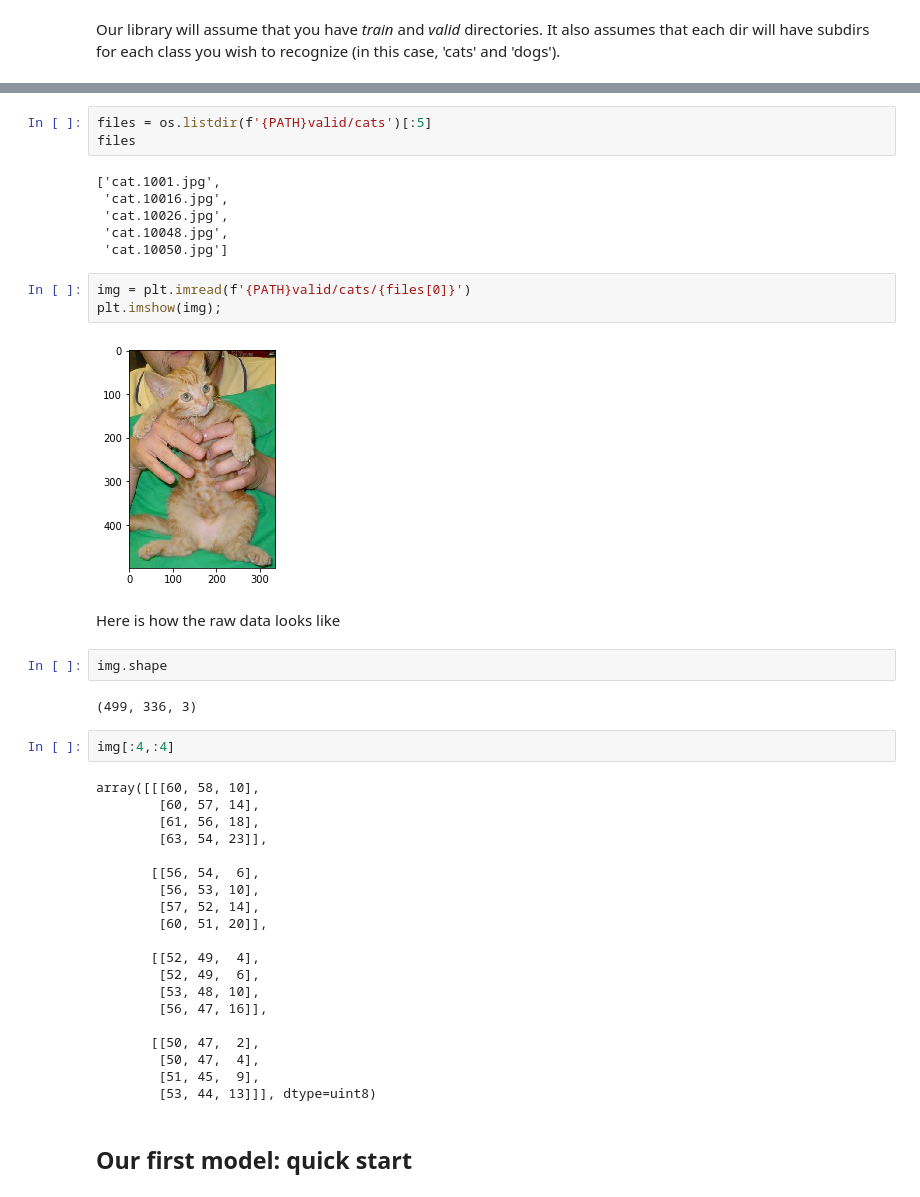
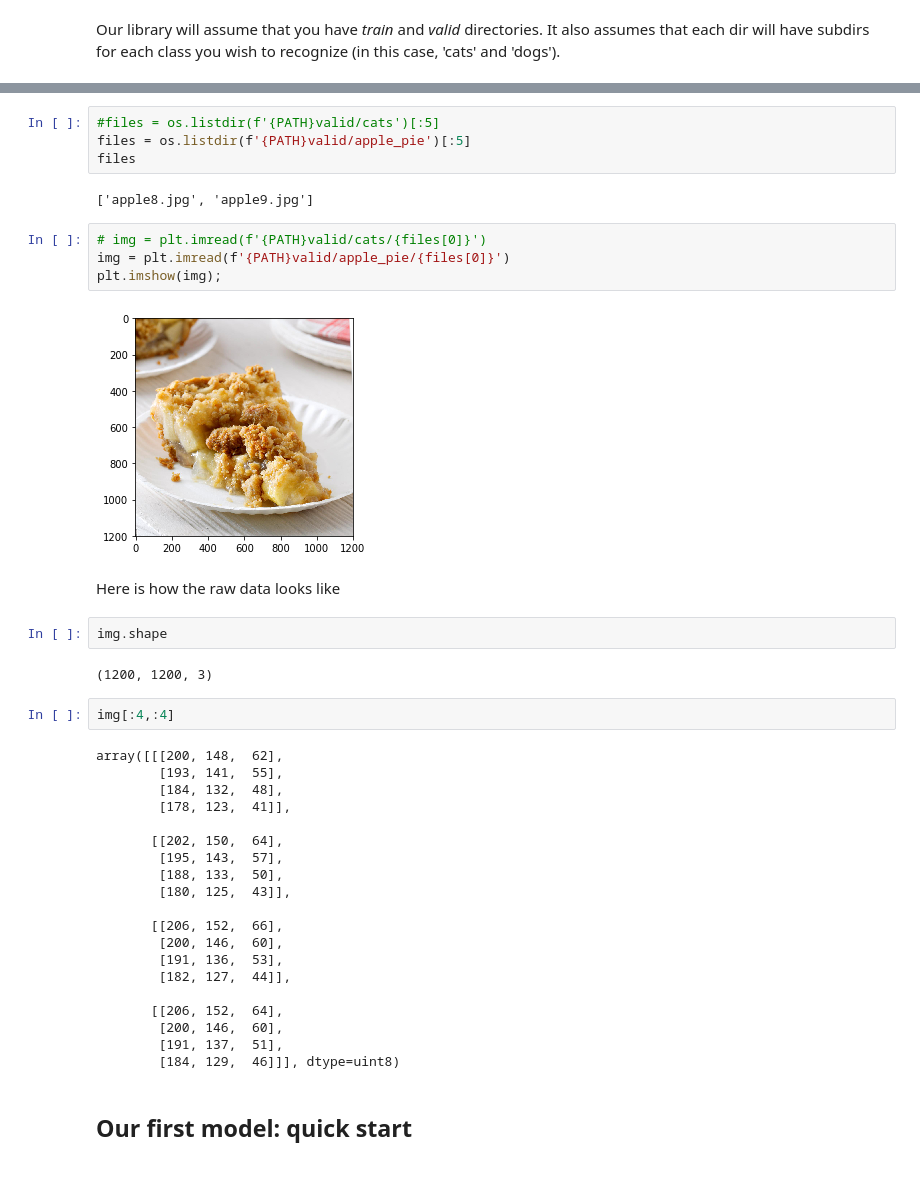
Before and after one commit to sofievanlandeghem/fastai, a Jupyter notebook: courses/dl1/lesson1_sofie.ipynb, the cells around one changed output, grey strips where cells are left out. Saved outputs shown, nothing was run; the diff lists cells and outputs as text.

```diff
--- a/courses/dl1/lesson1_sofie.ipynb
+++ b/courses/dl1/lesson1_sofie.ipynb
@@ -96,45 +98,43 @@ os.listdir(f'{PATH}valid')
 # %%
-files = os.listdir(f'{PATH}valid/cats')[:5]
+#files = os.listdir(f'{PATH}valid/cats')[:5]
+files = os.listdir(f'{PATH}valid/apple_pie')[:5]
 files
 # %% [output]
-['cat.1001.jpg',
- 'cat.10016.jpg',
- 'cat.10026.jpg',
- 'cat.10048.jpg',
- 'cat.10050.jpg']
+['apple8.jpg', 'apple9.jpg']
 # %%
-img = plt.imread(f'{PATH}valid/cats/{files[0]}')
+# img = plt.imread(f'{PATH}valid/cats/{files[0]}')
+img = plt.imread(f'{PATH}valid/apple_pie/{files[0]}')
 plt.imshow(img);
 # %% [output]
-[figure, old version]
+[figure, new version]
 # %% [markdown]
 Here is how the raw data looks like
 # %%
 img.shape
 # %% [output]
-(499, 336, 3)
+(1200, 1200, 3)
 # %%
 img[:4,:4]
 # %% [output]
-array([[[60, 58, 10],
-        [60, 57, 14],
-        [61, 56, 18],
-        [63, 54, 23]],
+array([[[200, 148,  62],
+        [193, 141,  55],
+        [184, 132,  48],
+        [178, 123,  41]],
 
-       [[56, 54,  6],
-        [56, 53, 10],
-        [57, 52, 14],
-        [60, 51, 20]],
+       [[202, 150,  64],
+        [195, 143,  57],
+        [188, 133,  50],
+        [180, 125,  43]],
 
-       [[52, 49,  4],
-        [52, 49,  6],
-        [53, 48, 10],
-        [56, 47, 16]],
+       [[206, 152,  66],
+        [200, 146,  60],
+        [191, 136,  53],
+        [182, 127,  44]],
 
-       [[50, 47,  2],
-        [50, 47,  4],
-        [51, 45,  9],
-        [53, 44, 13]]], dtype=uint8)
+       [[206, 152,  64],
+        [200, 146,  60],
+        [191, 137,  51],
+        [184, 129,  46]]], dtype=uint8)
 # %% [markdown]
 ## Our first model: quick start
 # %% [markdown]
```
Also changed, not shown: parts of 25 cells of this notebook.
